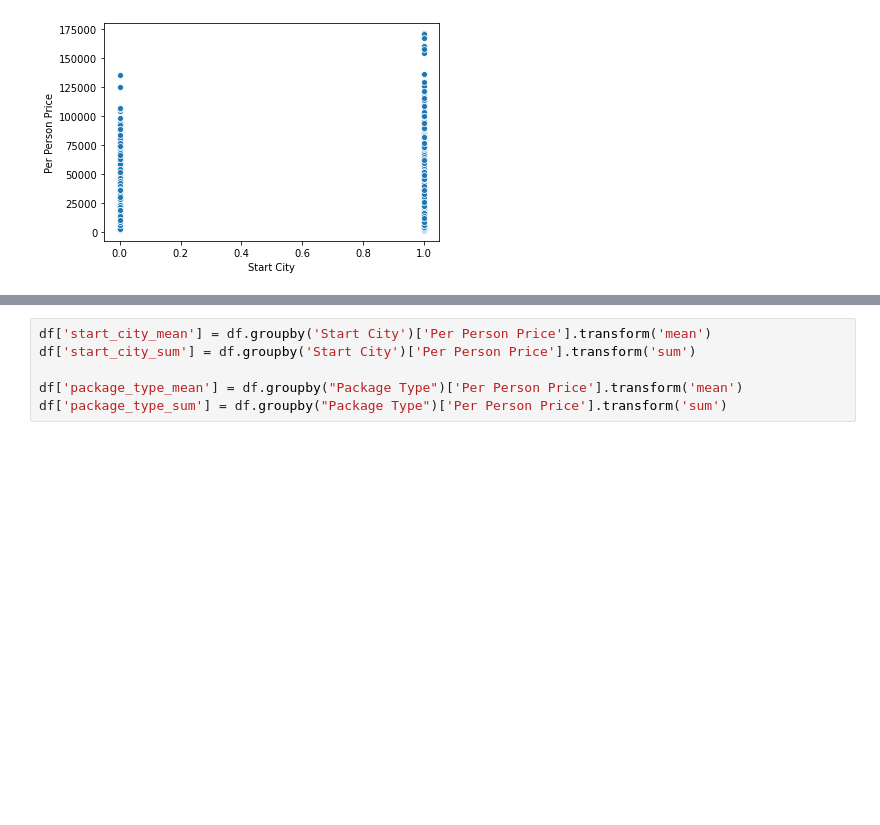
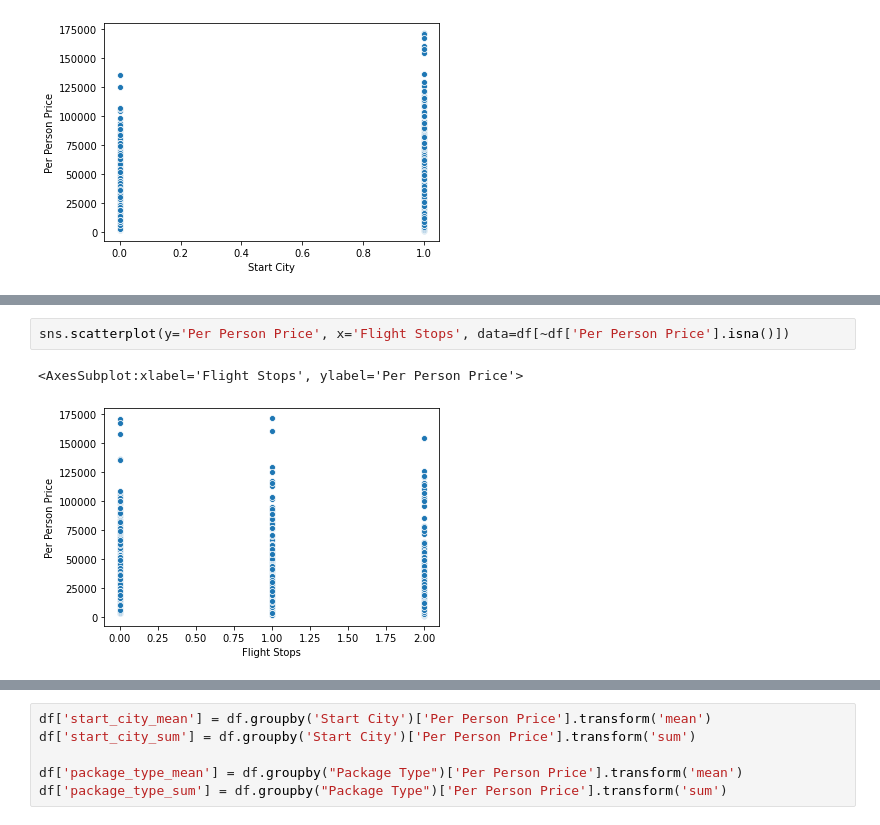
Before and after one commit to thunderock/machine_hack, a Jupyter notebook: price_prediction/feature generation.ipynb, the cells around one changed output, grey strips where cells are left out. Cells and saved outputs as stored; diff of their text form; blank space fills up the shorter version.

```diff
--- a/price_prediction/feature generation.ipynb
+++ b/price_prediction/feature generation.ipynb
@@ -257,0 +233,5 @@ df['PT_SC'] = df.groupby(['Package Type', 'Start City']).ngroup().astype('int')
+# %%
+sns.scatterplot(y='Per Person Price', x='Flight Stops', data=df[~df['Per Person Price'].isna()])
+# %% [output]
+<AxesSubplot:xlabel='Flight Stops', ylabel='Per Person Price'>
+[figure, added]
```
Also changed, not shown: parts of 14 cells of this notebook, 5 other files.
